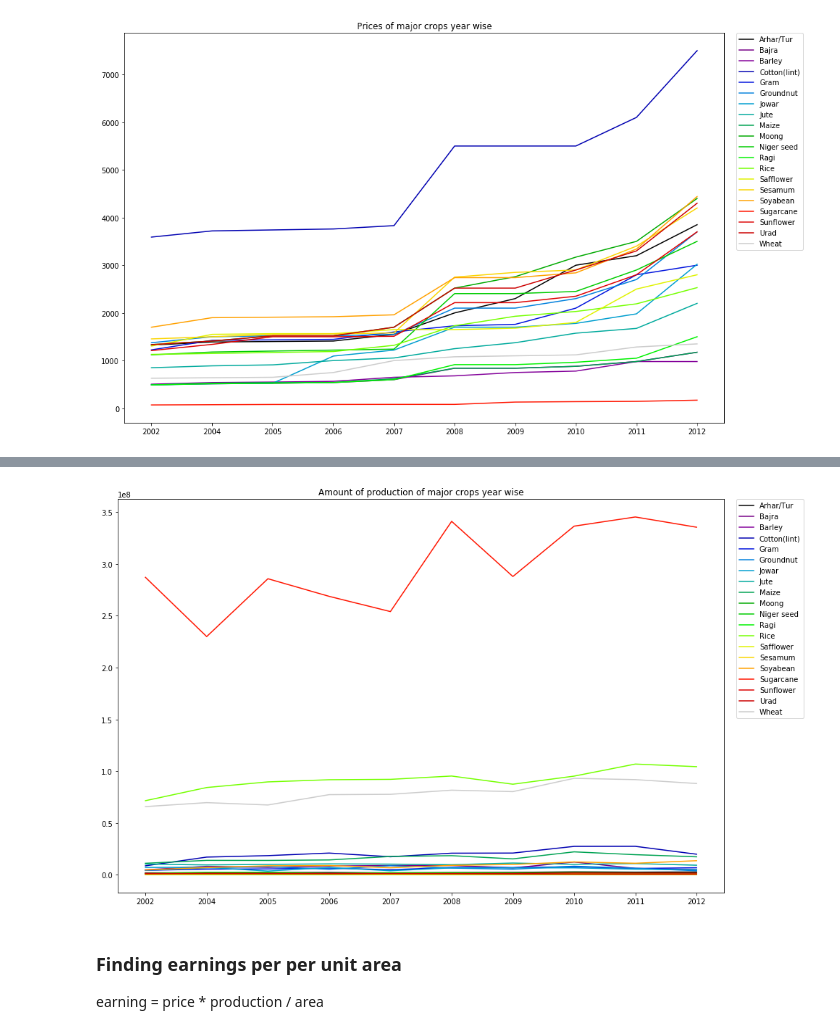
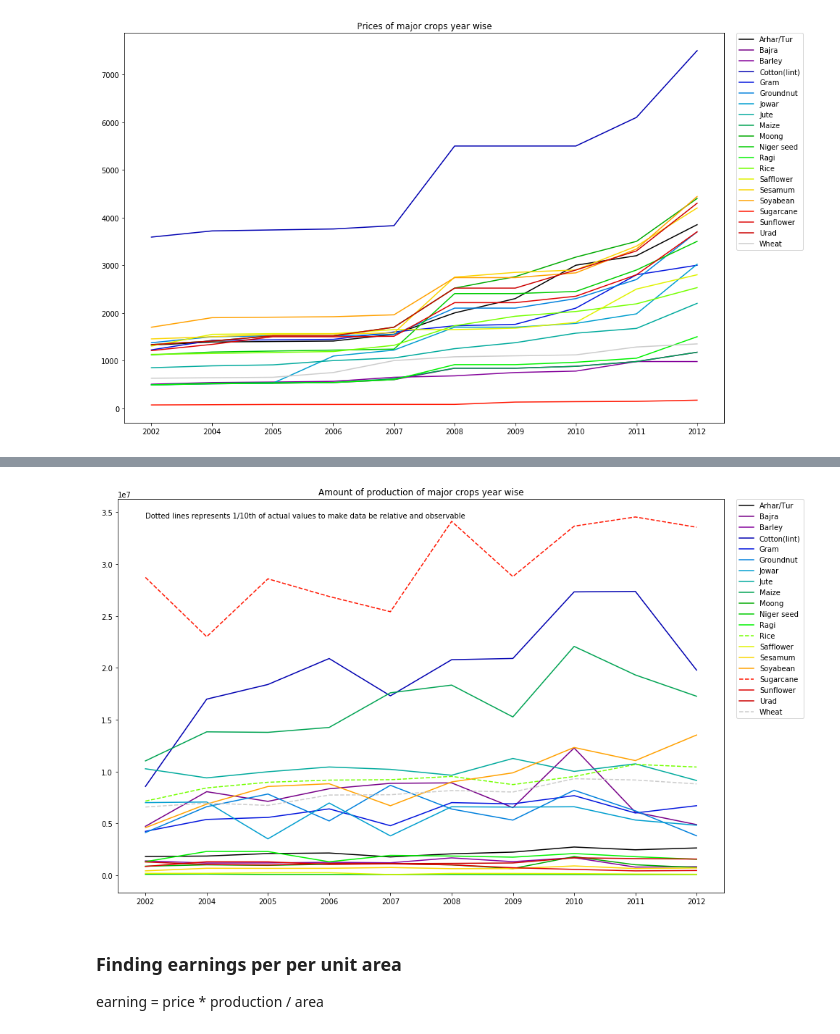
Before and after one commit to nitinvbharti/Agriculture_Analysis, a Jupyter notebook: Agro_analysis.ipynb, the cells around one changed output, grey strips where cells are left out. Cells and saved outputs as stored; diff of their text form; code cells hidden in the pictures.

Commit message:
Update Agro_analysis.ipynb
Added several plots

```diff
--- a/Agro_analysis.ipynb
+++ b/Agro_analysis.ipynb
@@ -371,19 +371,21 @@ production_year.head()
 | 23 | 4227669.42 | 5376640.00 | 5571145.67 | 6392945.0 | 4773122.0 | 6998378.2 | 6876010.0 | 7674255.16 | 5999415.0 | 6702250.0 | Gram |
 # %%
 fig = mplot.figure(figsize=(15,10))
+t = ("Dotted lines represents 1/10th of actual values to make data be relative and observable")
 ax1 = fig.add_subplot(111)
 colormap = plt.cm.nipy_spectral
 ax1.set_color_cycle([colormap(i) for i in np.linspace(0, 1,production_year.shape[0])])
 for i in range(production_year.shape[0]):
-#     if  production_year.iloc[i,1] < 50000000:
-    ax1.plot(production_year.columns[:production_year.shape[1]-1],production_year.iloc[i,:production_year.shape[1]-1])
-#     else:
-#         ax1.plot(production_year.columns[:production_year.shape[1]-1],production_year.iloc[i,:production_year.shape[1]-1]/10)
+    if  production_year.iloc[i,1] < 50000000:
+        ax1.plot(production_year.columns[:production_year.shape[1]-1],production_year.iloc[i,:production_year.shape[1]-1])
+    else:
+        ax1.plot(production_year.columns[:production_year.shape[1]-1],production_year.iloc[i,:production_year.shape[1]-1]/10,linestyle='--')
 mplot.legend(production_year.iloc[:,production_year.shape[1]-1],bbox_to_anchor=(1.02,1), borderaxespad=0)
+plt.text(0,3.5*10000000, t, ha='left',va='top', rotation=0, wrap=True)
 mplot.title('Amount of production of major crops year wise')
 mplot.show()
 # %% [output]
-[figure, old version]
+[figure, new version]
 # %% [markdown]
 ### Finding earnings per per unit area
 earning = price * production / area
```
Also changed, not shown: parts of 15 cells of this notebook.
